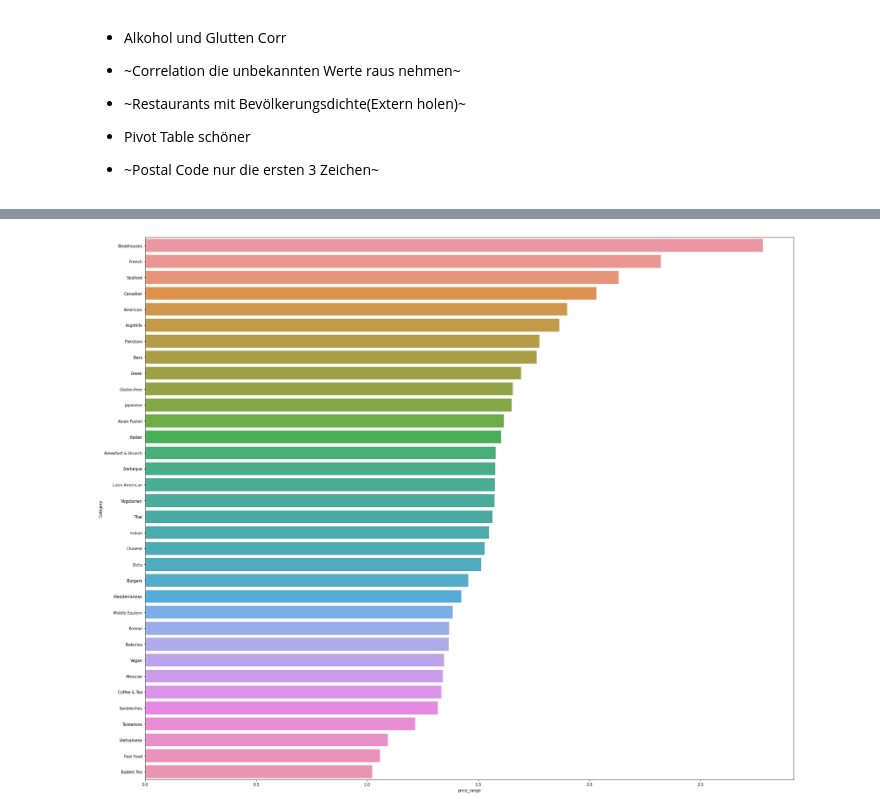
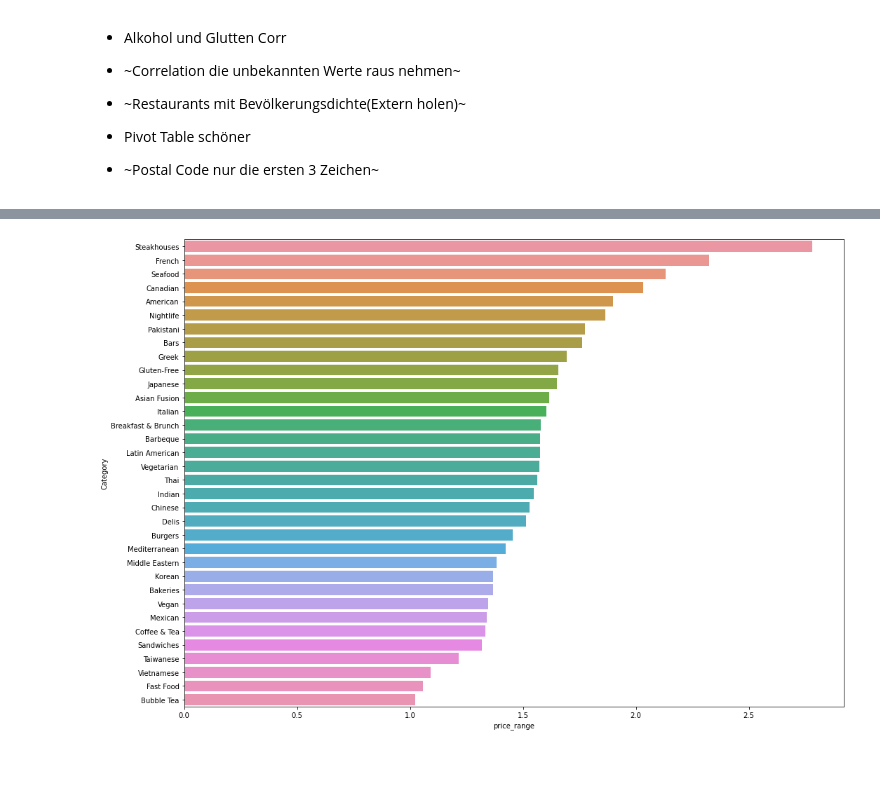
Before and after one commit to BadeJoey/Yelp_Analyser, a Jupyter notebook: data_eda.ipynb, the cells around one changed output, grey strips where cells are left out. Drawn from its saved outputs; the diff is of its cells as text; code cells hidden in the pictures; blank space fills up the shorter version.

```diff
--- a/data_eda.ipynb
+++ b/data_eda.ipynb
@@ -641,7 +683,7 @@ f.tight_layout()
 # %%
-f = plt.figure(figsize=(25,20))
+f = plt.figure(figsize=(15,10))
 df_categories.sort_values("price_range", ascending=False, inplace=True)
 sns.barplot(data=df_categories, x="price_range", y=df_categories.index)
 f.tight_layout()
 # %% [output]
-[figure, old version]
+[figure, new version]
```
Also changed, not shown: parts of 15 cells of this notebook.
